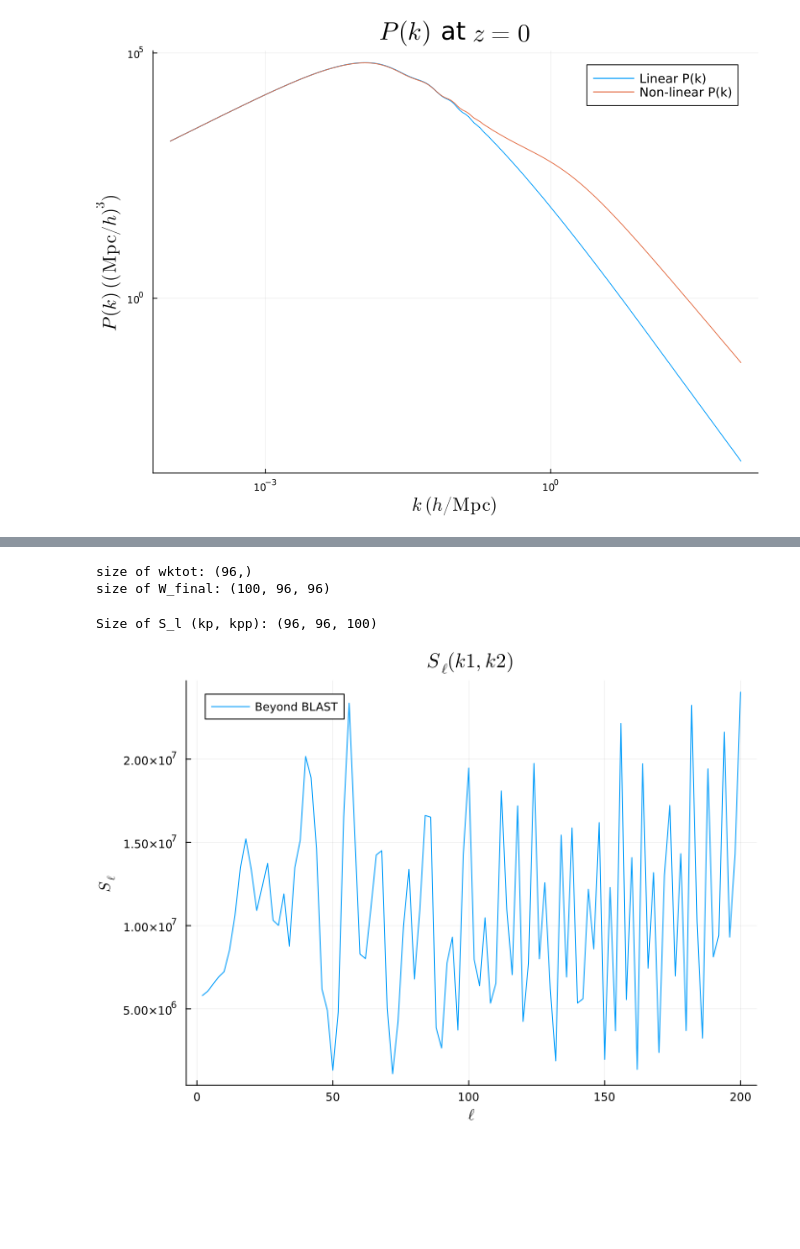
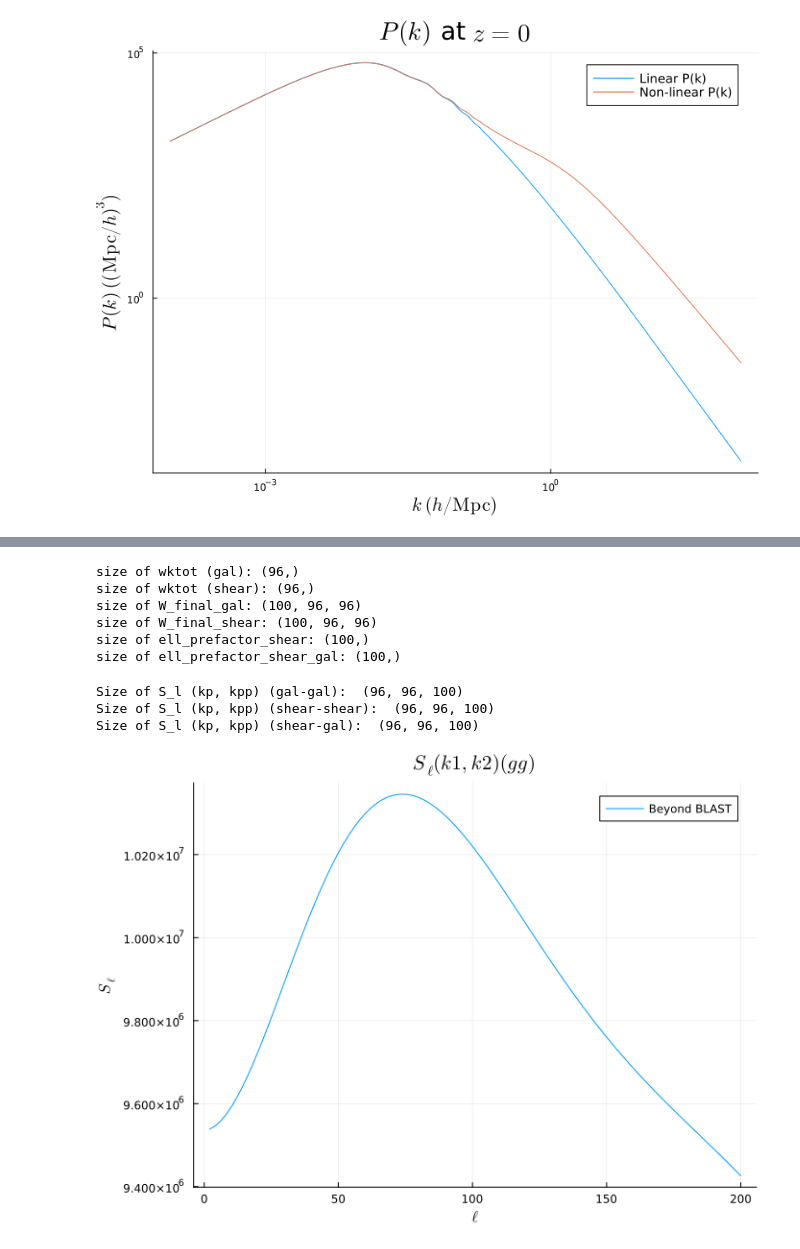
Before and after one commit to anvi-git/3D_Angular_Power_Spectrum, a Jupyter notebook: notebooks/new_beyond_BLAST.ipynb, the cells around one changed output, grey strips where cells are left out. Saved outputs shown, nothing was run; the diff lists cells and outputs as text; code cells hidden in the pictures; blank space fills up the shorter version.

Commit message:
new jl file with shear

```diff
--- a/notebooks/new_beyond_BLAST.ipynb
+++ b/notebooks/new_beyond_BLAST.ipynb
@@ -251,6 +273,14 @@ wktot = @. (2/pi) * w_k * k_grid^4 * Pk_grid;
 # %%
-println("size of wktot: ", size(wktot))
-println("size of W_final: ", size(W_final))
+println("size of wktot (gal): ", size(wktot_gg))
+println("size of wktot (shear): ", size(wktot_ss))
+println("size of W_final_gal: ", size(W_final_gal))
+println("size of W_final_shear: ", size(W_final_shear))
+println("size of ell_prefactor_shear: ", size(ell_prefactor_shear))
+println("size of ell_prefactor_shear_gal: ", size(ell_prefactor_shear_gal))
 # %% [output]
-size of wktot: (96,)
-size of W_final: (100, 96, 96)
+size of wktot (gal): (96,)
+size of wktot (shear): (96,)
+size of W_final_gal: (100, 96, 96)
+size of W_final_shear: (100, 96, 96)
+size of ell_prefactor_shear: (100,)
+size of ell_prefactor_shear_gal: (100,)
@@ -259,4 +287,8 @@ size of W_final: (100, 96, 96)
 # %%
-S_lkk = zeros(Float64, size(W_final, 3), size(W_final, 3), length(ℓ))
-@tullio S_lkk[kp, kpp, li] := wktot[k] * W_final[li, k, kp] * W_final[li, kp, kpp];
+S_lkk_gg = zeros(Float64, size(W_final_gal, 3), size(W_final_gal, 3), length(ℓ))
+@tullio S_lkk_gg[kp, kpp, li] := wktot_gg[k] * W_final_gal[li, k, kp] * W_final_gal[li, kp, kpp];
+S_lkk_ss = zeros(Float64, size(W_final_shear, 3), size(W_final_shear, 3), length(ℓ))
+@tullio S_lkk_ss[kp, kpp, li] := ell_prefactor_shear[li] * wktot_ss[k] * W_final_shear[li, k, kp] * W_final_shear[li, kp, kpp]
+S_lkk_gs = zeros(Float64, size(W_final_shear, 3), size(W_final_gal, 3), length(ℓ))
+@tullio S_lkk_gs[kp, kpp, li] := ell_prefactor_shear_gal[li] * wktot_sg[k] * W_final_shear[li, k, kp] * W_final_gal[li, kp, kpp];
 # %%
@@ -264,18 +298,22 @@ npzwrite(joinpath(output_dir, "S_lkk.npy"), S_lkk)
 # %%
-println("Size of S_l (kp, kpp): ", size(S_lkk))
+println("Size of S_l (kp, kpp) (gal-gal):  ", size(S_lkk_gg))
+println("Size of S_l (kp, kpp) (shear-shear):  ", size(S_lkk_ss))
+println("Size of S_l (kp, kpp) (shear-gal):  ", size(S_lkk_gs))
 # %% [output]
-Size of S_l (kp, kpp): (96, 96, 100)
+Size of S_l (kp, kpp) (gal-gal):  (96, 96, 100)
+Size of S_l (kp, kpp) (shear-shear):  (96, 96, 100)
+Size of S_l (kp, kpp) (shear-gal):  (96, 96, 100)
 # %%
 i = 2
 j = 2
 p = plot(
     ℓ,
-    S_lkk[i, j, :],
+    S_lkk_gg[i, j, :],
     label = "Beyond BLAST",
     xlabel = L"\ell",
     ylabel = L"S_\ell",
-    title = L"S_\ell(k1, k2)",
+    title = L"S_\ell(k1, k2) (gg)",
     size = (700, 500)
 )
 # %% [output]
-[figure, old version]
+[figure, new version]
```
Also changed, not shown: parts of 30 cells of this notebook, 2 other files.
